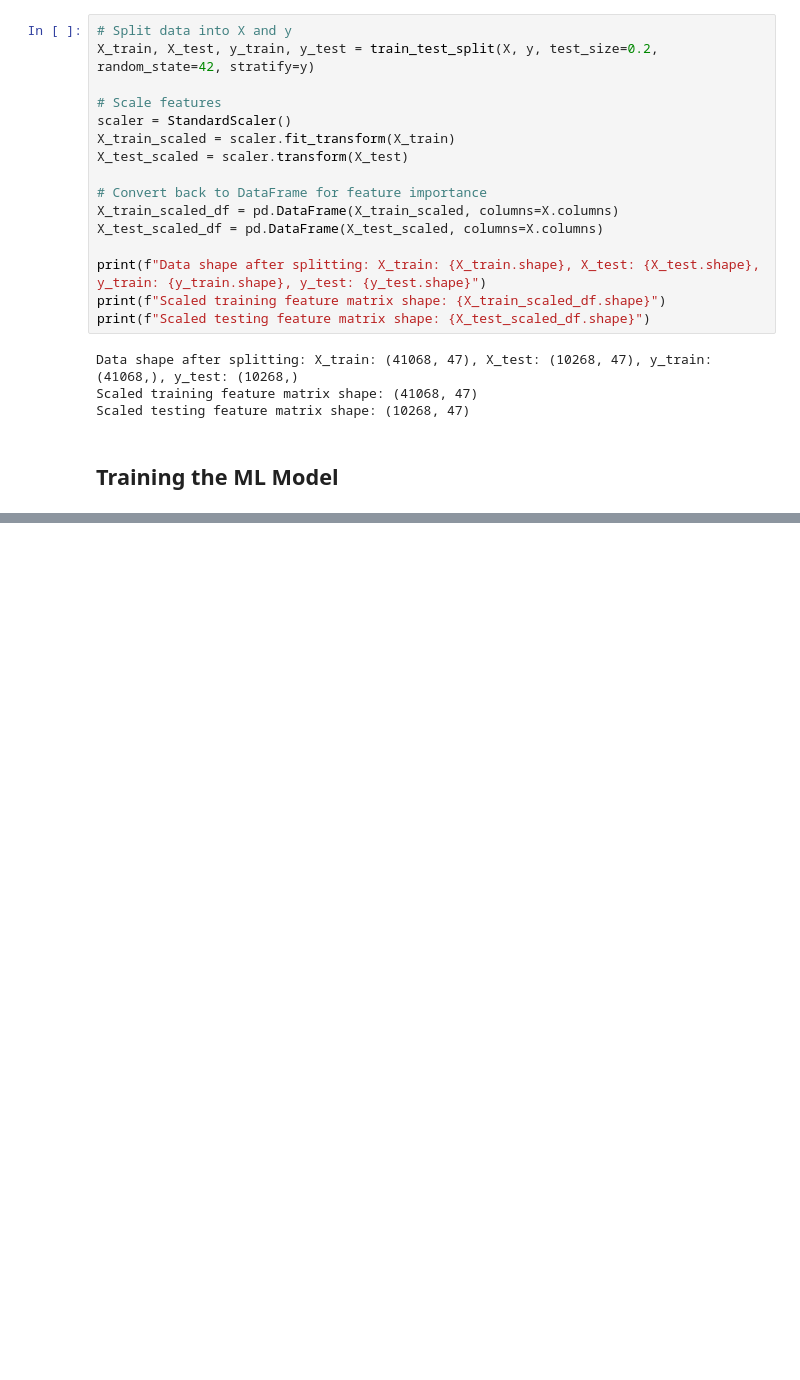
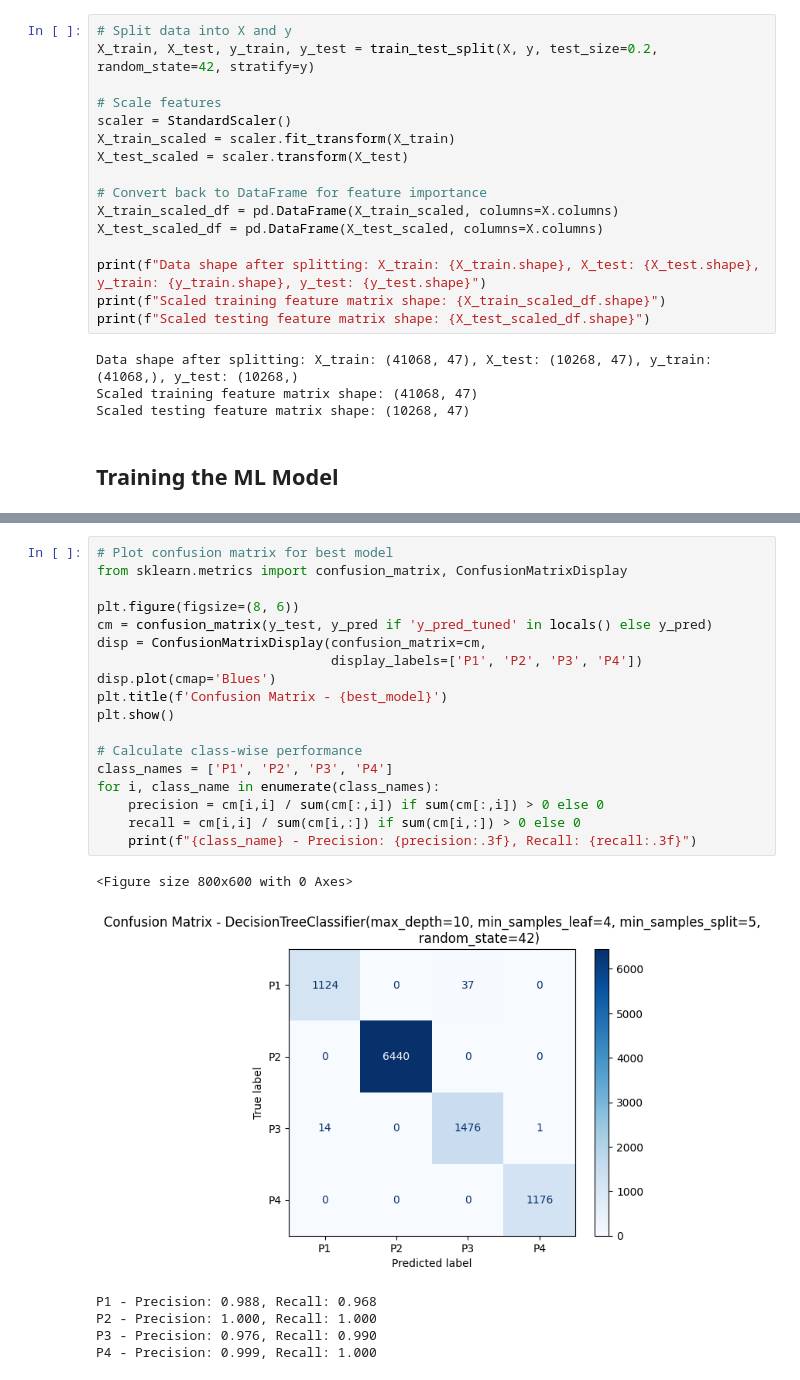
Before and after one commit to Mipjeiger/Credit-Risk-Analyst, a Jupyter notebook: notebooks/01_eda.ipynb, the cells around one changed output, grey strips where cells are left out. Saved outputs shown, nothing was run; the diff lists cells and outputs as text; blank space fills up the shorter version.

```diff
--- a/notebooks/01_eda.ipynb
+++ b/notebooks/01_eda.ipynb
@@ -544,0 +584,25 @@ for model_name, cm in confusion_matrices.items():
+# %%
+# Plot confusion matrix for best model
+from sklearn.metrics import confusion_matrix, ConfusionMatrixDisplay
+
+plt.figure(figsize=(8, 6))
+cm = confusion_matrix(y_test, y_pred if 'y_pred_tuned' in locals() else y_pred)
+disp = ConfusionMatrixDisplay(confusion_matrix=cm,
+                              display_labels=['P1', 'P2', 'P3', 'P4'])
+disp.plot(cmap='Blues')
+plt.title(f'Confusion Matrix - {best_model}')
+plt.show()
+
+# Calculate class-wise performance
+class_names = ['P1', 'P2', 'P3', 'P4']
+for i, class_name in enumerate(class_names):
+    precision = cm[i,i] / sum(cm[:,i]) if sum(cm[:,i]) > 0 else 0
+    recall = cm[i,i] / sum(cm[i,:]) if sum(cm[i,:]) > 0 else 0
+    print(f"{class_name} - Precision: {precision:.3f}, Recall: {recall:.3f}")
+# %% [output]
+<Figure size 800x600 with 0 Axes>
+[figure, added]
+P1 - Precision: 0.988, Recall: 0.968
+P2 - Precision: 1.000, Recall: 1.000
+P3 - Precision: 0.976, Recall: 0.990
+P4 - Precision: 0.999, Recall: 1.000
```
Also changed, not shown: parts of 5 cells of this notebook.
